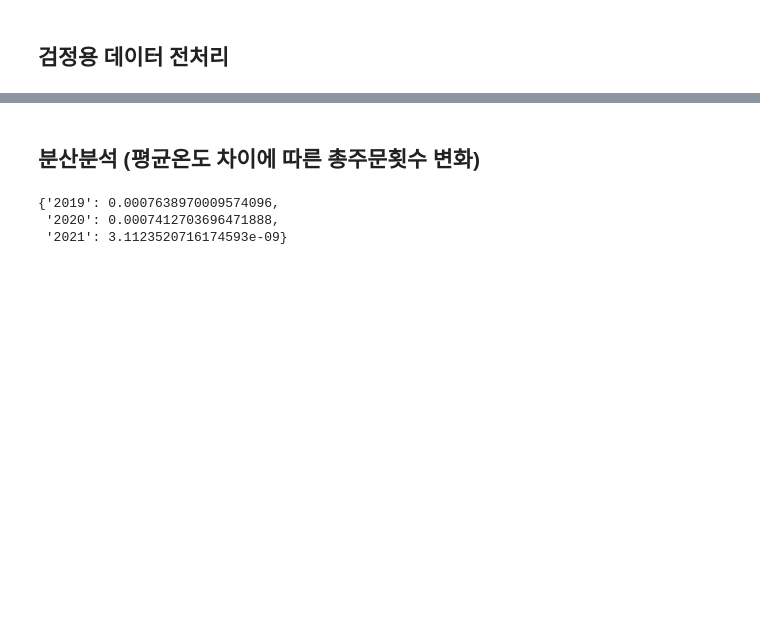
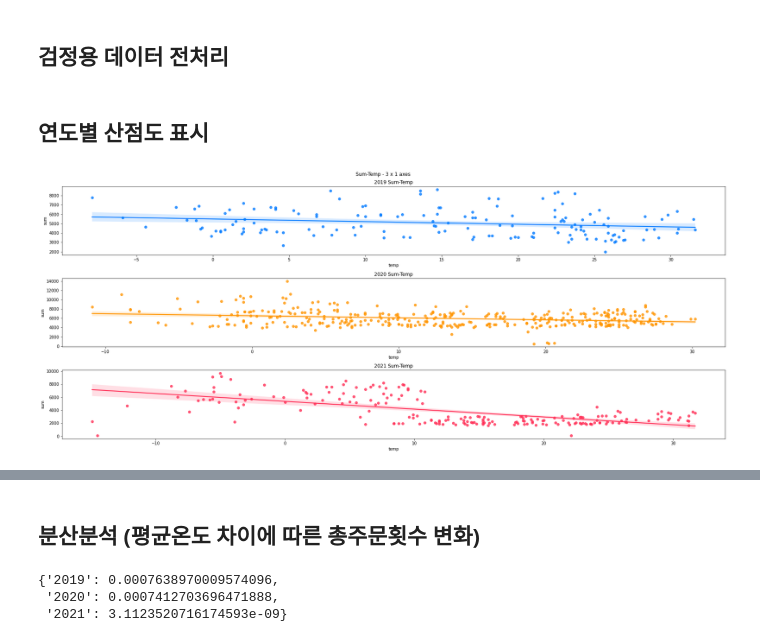
Before and after one commit to minyeamer/delivery-weather, a Jupyter notebook: 02_total_test.ipynb, the cells around one changed output, grey strips where cells are left out. Drawn from its saved outputs; the diff is of its cells as text; code cells hidden in the pictures; blank space fills up the shorter version.

Commit message:
2022-05-06 update total test

```diff
--- a/02_total_test.ipynb
+++ b/02_total_test.ipynb
@@ -58,0 +106,9 @@ for year, start, end in zip(year_list, start_list, end_list):
+# %%
+delivery_warm_list, delivery_hot_list, delivery_cold_list = [], [], []
+
+temp_zip = zip(delivery_list, warm_days, hot_days, cold_days)
+
+for delivery_df, warm_day, hot_day, cold_day in temp_zip:
+    delivery_warm_list.append(delivery_df.loc[warm_day].copy())
+    delivery_hot_list.append(delivery_df.loc[hot_day].copy())
+    delivery_cold_list.append(delivery_df.loc[cold_day].copy())
@@ -58,0 +124,24 @@ for year, start, end in zip(year_list, start_list, end_list):
+# %% [markdown]
+## 연도별 산점도 표시
+# %%
+total_year_list = []
+
+for delivery_df, weather_df in zip(delivery_list, weather_list):
+    total_year_list.append(delivery_df.join(weather_df))
+# %%
+color_map = ['#007aff', '#ff9500', '#ff2d55']
+total_year_zip = zip(range(3), total_year_list, year_list, color_map)
+
+total_fig, total_axes = plt.subplots(3, 1, figsize=(24,10))
+total_fig.suptitle('Sum-Temp - 3 x 1 axes')
+
+for i, total_year, year, color in total_year_zip:
+
+    sns.regplot(ax=total_axes[i], x="temp", y="sum", data=total_year, color=color)
+
+    total_axes[i].set(title=f'{year} Sum-Temp')
+
+plt.tight_layout()
+plt.show()
+# %% [output]
+[figure, added]
```
Also changed, not shown: parts of 12 cells of this notebook, 1 other file.
